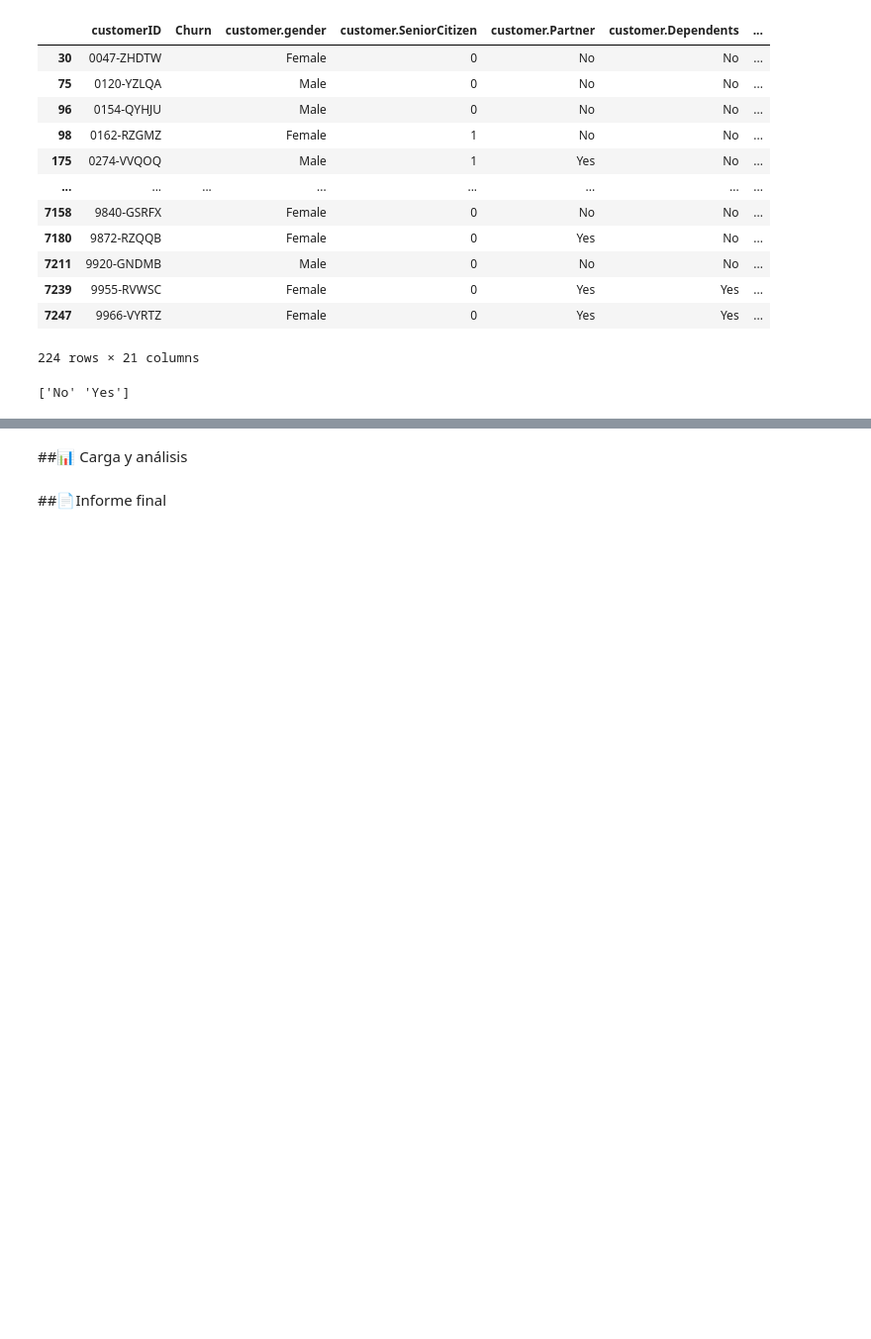
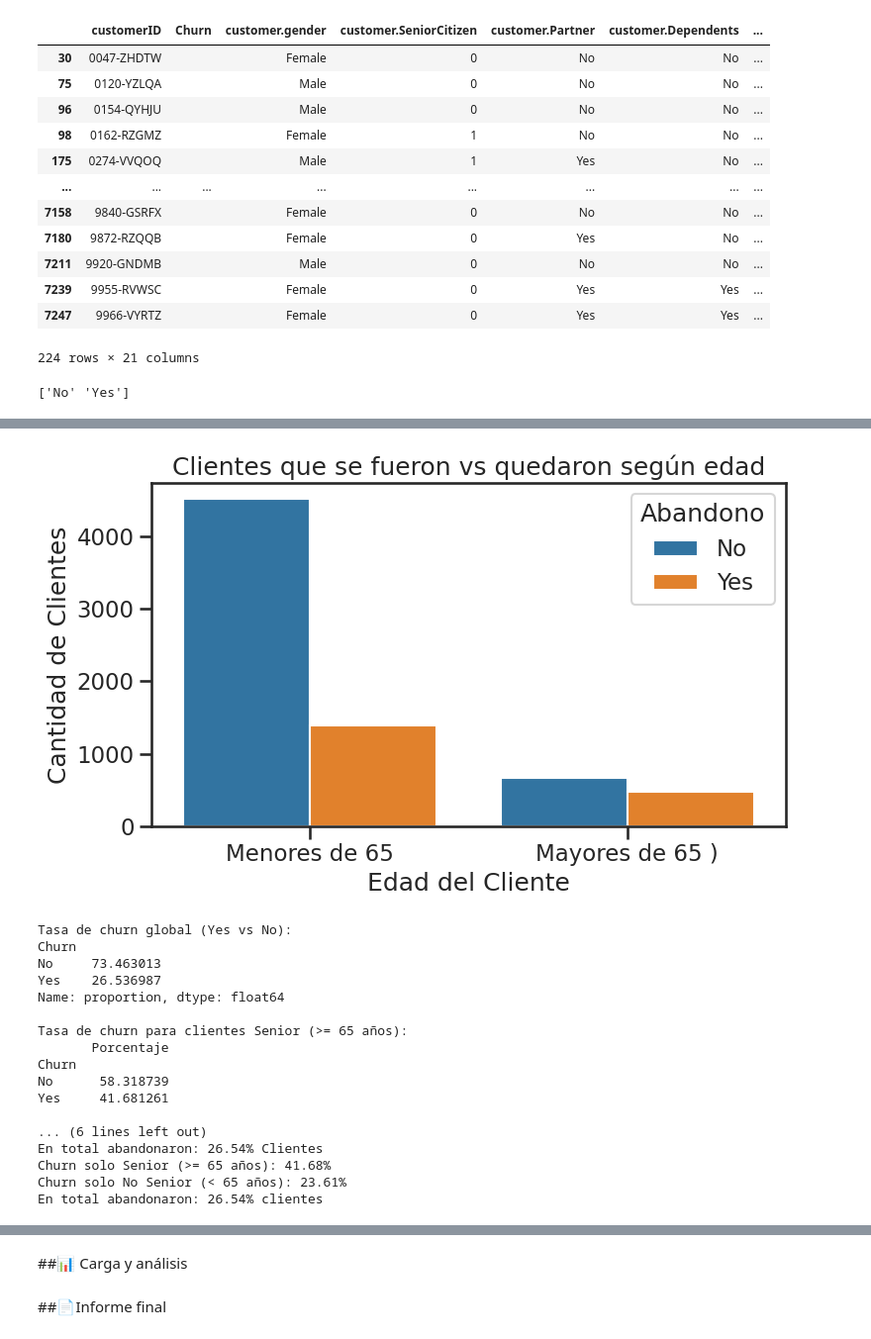
Before and after one commit to Goyo0117970/TelecomX, a Jupyter notebook: TelecomX.ipynb, the cells around one changed output, grey strips where cells are left out. Shown: that part at 99% size. Saved outputs shown, nothing was run; the diff lists cells and outputs as text; code cells hidden in the pictures; blank space fills up the shorter version.

```diff
--- a/TelecomX.ipynb
+++ b/TelecomX.ipynb
@@ -143,3 +177,78 @@ print(df['Churn'].unique())
+# %%
+grouped = df.groupby(['customer.SeniorCitizen', 'Churn']).size().reset_index(name='Cantidad')
+
+# Convertir 0/1 a etiquetas más claras
+grouped['Edad'] = grouped['customer.SeniorCitizen'].map({0: 'Menores de 65', 1: 'Mayores de 65 )'})
+
+# Gráfico de barras agrupadas
+plt.figure(figsize=(8, 5))
+sns.barplot(data=grouped, x='Edad', y='Cantidad', hue='Churn', palette='tab10')
+
+plt.title('Clientes que se fueron vs quedaron según edad')
+plt.ylabel('Cantidad de Clientes')
+plt.xlabel('Edad del Cliente')
+plt.legend(title='Abandono')
+plt.tight_layout()
+plt.show()
+
+# Porcentaje
+# 1) Tasa de churn global
+churn_rate = df['Churn'].value_counts(normalize=True) * 100
+print("Tasa de churn global (Yes vs No):")
+print(churn_rate)
+print()
+
+# 2) Filtrar clientes Senior (customer.SeniorCitizen == 1)
+senior = df[df['customer.SeniorCitizen'] == 1]
+
+# 2.1) Dentro de ese subconjunto, calcular churn (% Yes vs No)
+senior_churn = senior['Churn'].value_counts(normalize=True) * 100
+print("Tasa de churn para clientes Senior (>= 65 años):")
+print(senior_churn.to_frame(name='Porcentaje'))
+print()
+
+# 3) Filtrar clientes No Senior (customer.SeniorCitizen == 0)
+no_senior = df[df['customer.SeniorCitizen'] == 0]
+
+# 3.1) Dentro de ese subconjunto, calcular churn (% Yes vs No)
+no_senior_churn = no_senior['Churn'].value_counts(normalize=True) * 100
+print("Tasa de churn para clientes No Senior (< 65 años):")
+print(no_senior_churn.to_frame(name='Porcentaje'))
+print()
+
+# 4) Si solo quieres el porcentaje de churn “Yes” en cada grupo:
+percent_churn_global = (df['Churn'] == 'Yes').mean() * 100
+percent_senior_churn = (senior['Churn'] == 'Yes').mean() * 100
+percent_no_senior_churn = (no_senior['Churn'] == 'Yes').mean() * 100
+
+print(f"En total abandonaron: {percent_churn_global:.2f}% Clientes")
+print(f"Churn solo Senior (>= 65 años): {percent_senior_churn:.2f}%")
+print(f"Churn solo No Senior (< 65 años): {percent_no_senior_churn:.2f}%")
+
+#############
+# 1) Porcentaje de churn global (solo “Yes”)
+abandonaron = (df['Churn'] == 'Yes').mean() * 100
+print(f"En total abandonaron: {abandonaron:.2f}% clientes")
+print()
+# %% [output]
+[figure, added]
+Tasa de churn global (Yes vs No):
+Churn
+No     73.463013
+Yes    26.536987
+Name: proportion, dtype: float64
+
+Tasa de churn para clientes Senior (>= 65 años):
+       Porcentaje
+Churn
+No      58.318739
+Yes     41.681261
+
+... (6 lines left out)
+En total abandonaron: 26.54% Clientes
+Churn solo Senior (>= 65 años): 41.68%
+Churn solo No Senior (< 65 años): 23.61%
+En total abandonaron: 26.54% clientes
 # %%
 sns.countplot(data=df, x='Churn')
 plt.title('Distribución de clientes que abandonaron vs. no abandonaron\n')
```
Also changed, not shown: parts of 12 cells of this notebook.
